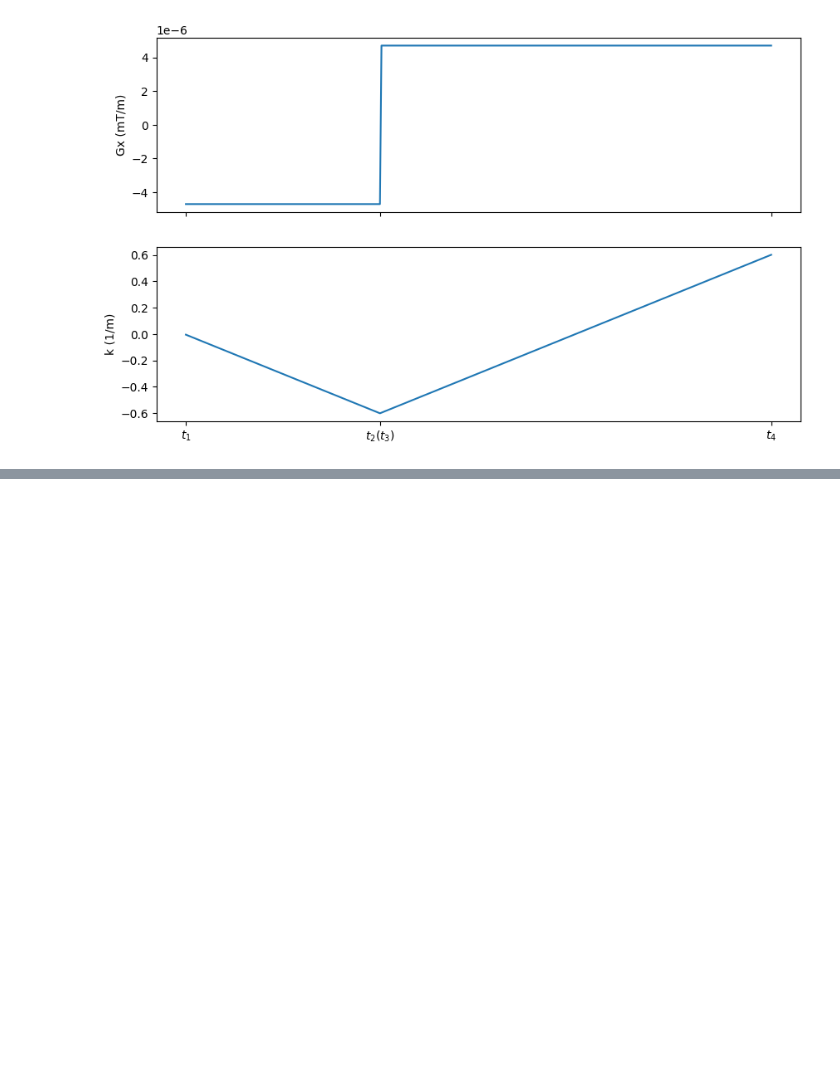
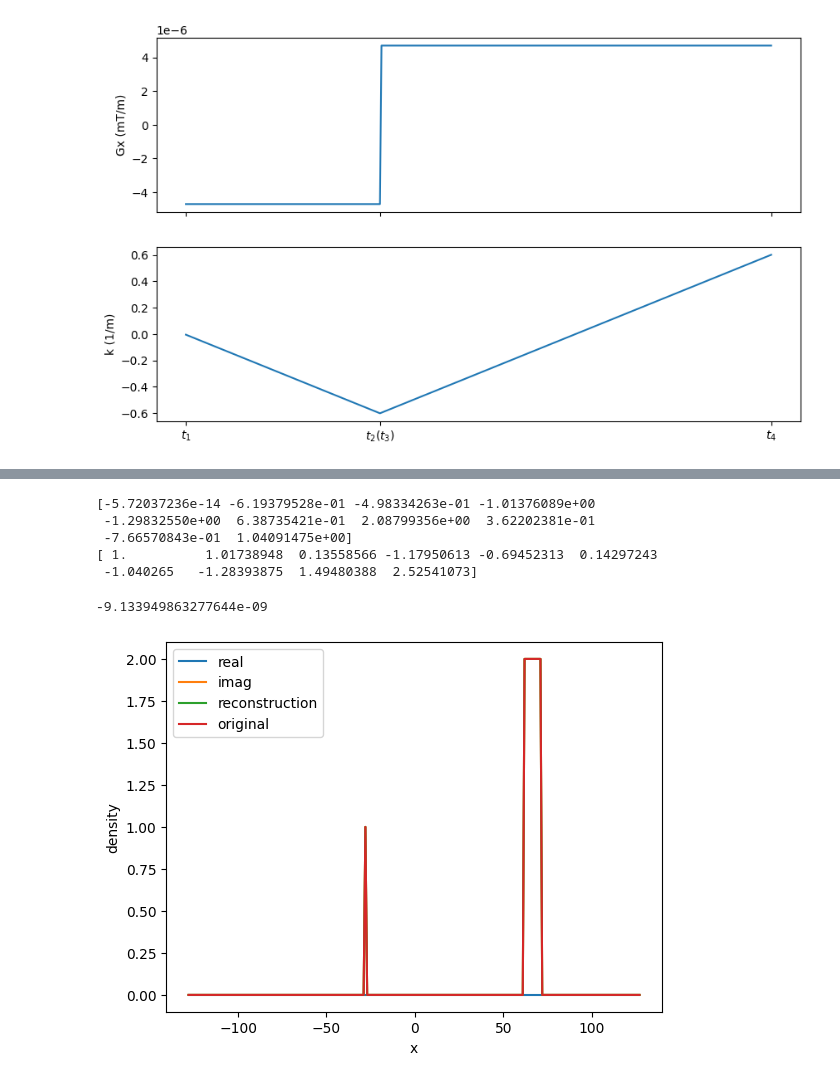
Before and after one commit to chongfengling/MRI-pulse-sequence-optimization, a Jupyter notebook: src/simulator.ipynb, the cells around one changed output, grey strips where cells are left out. Cells and saved outputs as stored; diff of their text form; code cells hidden in the pictures; blank space fills up the shorter version.

Commit message:
two simulator (slight different in signal)

```diff
--- a/src/simulator.ipynb
+++ b/src/simulator.ipynb
@@ -94,0 +63,60 @@ Mx_2, My_2 = store[0], store[1]
+# %%
+# create spins after the rf pulse (lying on the y-axis)
+# assume the spins are lying on each sampling point over y-axis
+m0 = 1.0
+w_0 = 0
+vec_spins = np.zeros((3, N))
+vec_spins[1, :] = 1
+
+# define larmor frequency w_G of spins during relaxation
+# shape = (number of time steps, number of sampling points)
+w_G = np.outer(G_values, x_axis) * gamma * 1e-3 + w_0
+
+res = multiple_Relaxation(vec_spins, m0=m0, w=0, w0=w_G, t1=1e10, t2=1e10, t=1.5*Ts, steps=int(N*1.5), axis='z')
+
+store = []
+for i in range(2):
+    tmp = res[i,:,:].squeeze() # shape: (number of steps, number of sampling points)
+
+    store.append(tmp @ density) # multiply by true density
+
+Mx_1, My_1 = store[0][:int(N/2)], store[1][:int(N/2)]
+Mx_2, My_2 = store[0][int(N/2):], store[1][int(N/2):]
+
+# signal_Mx = np.concatenate((Mx_1, Mx_2), axis=0)
+# signal_My = np.concatenate((My_1, My_2), axis=0)
+# fig, ax = plt.subplots(figsize=(10, 6))
+# plt.plot(t_axis, signal_Mx, label='Mx signal')
+# plt.plot(t_axis, signal_My, label='My signal')
+# plt.legend()
+# plt.xlabel('time (ms)')
+# plt.ylabel('signal')
+
+print(Mx_2[:10])
+print(My_2[:10])
+
+adc_signal = Mx_2 * 1 + 1j * My_2
+
+re_density = np.fft.fftshift(np.fft.ifft(np.fft.fftshift(adc_signal)))
+plt.plot(x_axis, np.real(re_density), label='real')
+plt.plot(x_axis, np.imag(re_density), label='imag')
+plt.legend()
+plt.xlabel('x')
+plt.ylabel('reconstructed density')
+
+plt.plot(x_axis, np.abs(re_density), label='reconstruction')
+plt.plot(x_axis, density, label='original')
+plt.legend()
+plt.xlabel('x')
+plt.ylabel('density')
+
+error = np.sum(np.abs(re_density) - density)
+error
+# %% [output]
+[-5.72037236e-14 -6.19379528e-01 -4.98334263e-01 -1.01376089e+00
+ -1.29832550e+00  6.38735421e-01  2.08799356e+00  3.62202381e-01
+ -7.66570843e-01  1.04091475e+00]
+[ 1.          1.01738948  0.13558566 -1.17950613 -0.69452313  0.14297243
+ -1.040265   -1.28393875  1.49480388  2.52541073]
+-9.133949863277644e-09
+[figure, added]
```
Also changed, not shown: parts of 8 cells of this notebook.
